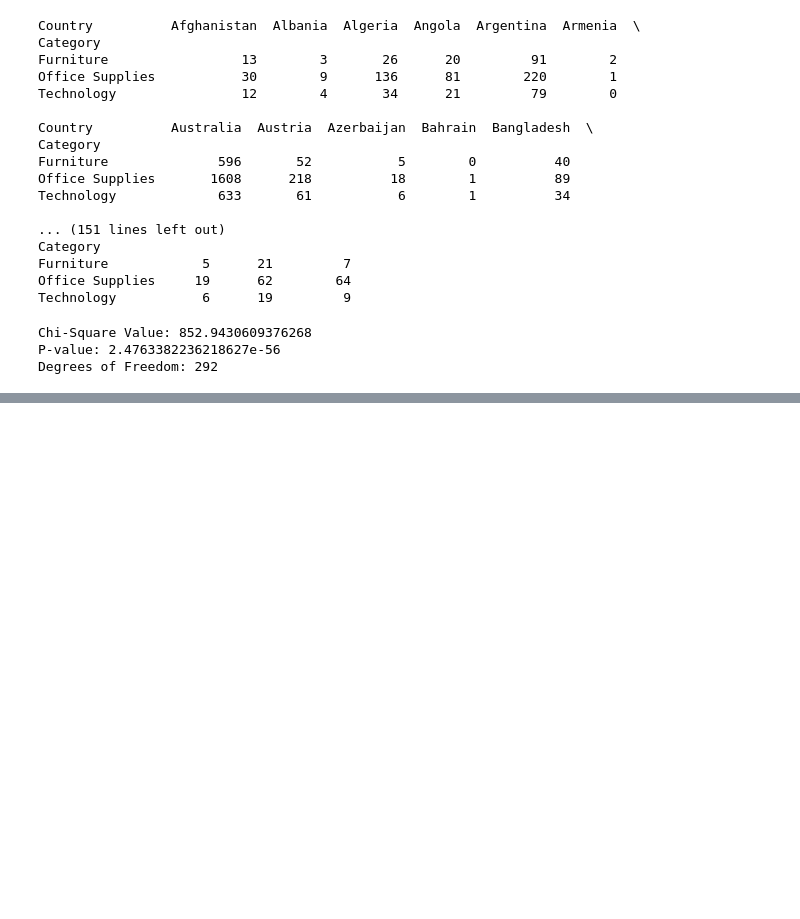
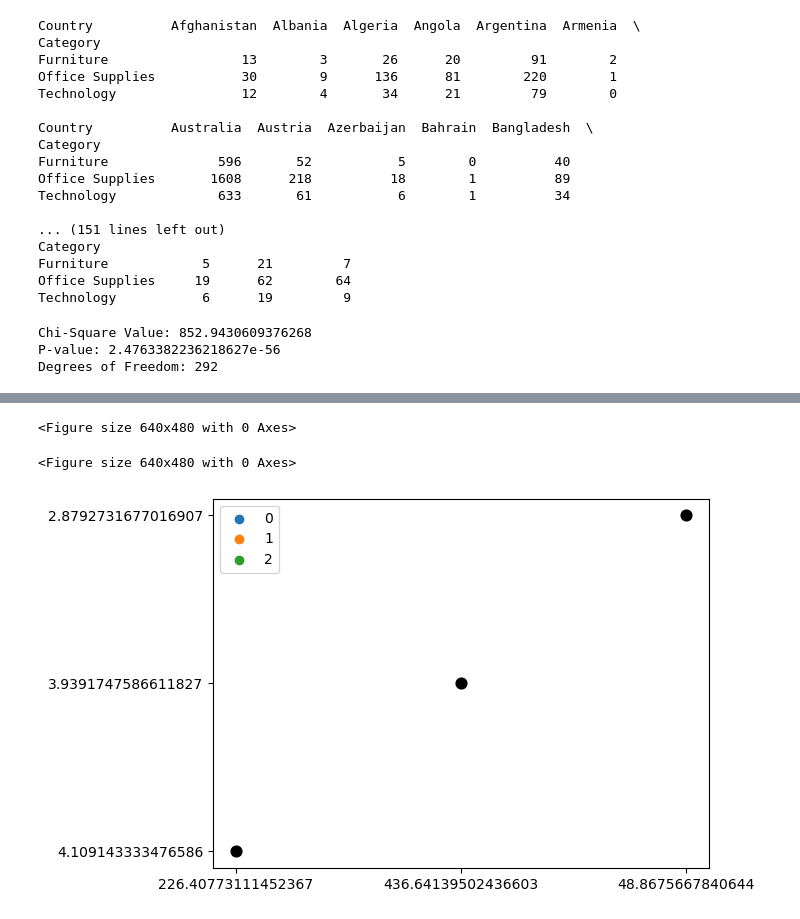
Before and after one commit to ApollonGT/mc-2023-moukrioti, a Jupyter notebook: Code1.ipynb, the cells around one changed output, grey strips where cells are left out. Drawn from its saved outputs; the diff is of its cells as text; code cells hidden in the pictures; blank space fills up the shorter version.

```diff
--- a/Code1.ipynb
+++ b/Code1.ipynb
@@ -676,0 +901,21 @@ Degrees of Freedom: 292
+# %%
+#Getting the Centroids of each cluster
+
+from matplotlib.pyplot import figure
+
+centroids = kprototype.cluster_centroids_
+u_labels = np.unique(label)
+figure(figsize=(8, 6), dpi=80)
+# %% [output]
+<Figure size 640x480 with 0 Axes>
+<Figure size 640x480 with 0 Axes>
+# %%
+#plotting the results:
+
+for i in u_labels:
+    plt.scatter(d_f[label == i , 0] , d_f[label == i , 1] , label = i)
+plt.scatter(centroids[:,0] , centroids[:,1] , s = 60, color = 'k')
+plt.legend()
+plt.show()
+# %% [output]
+[figure, added]
```
Also changed, not shown: parts of 37 cells of this notebook.
